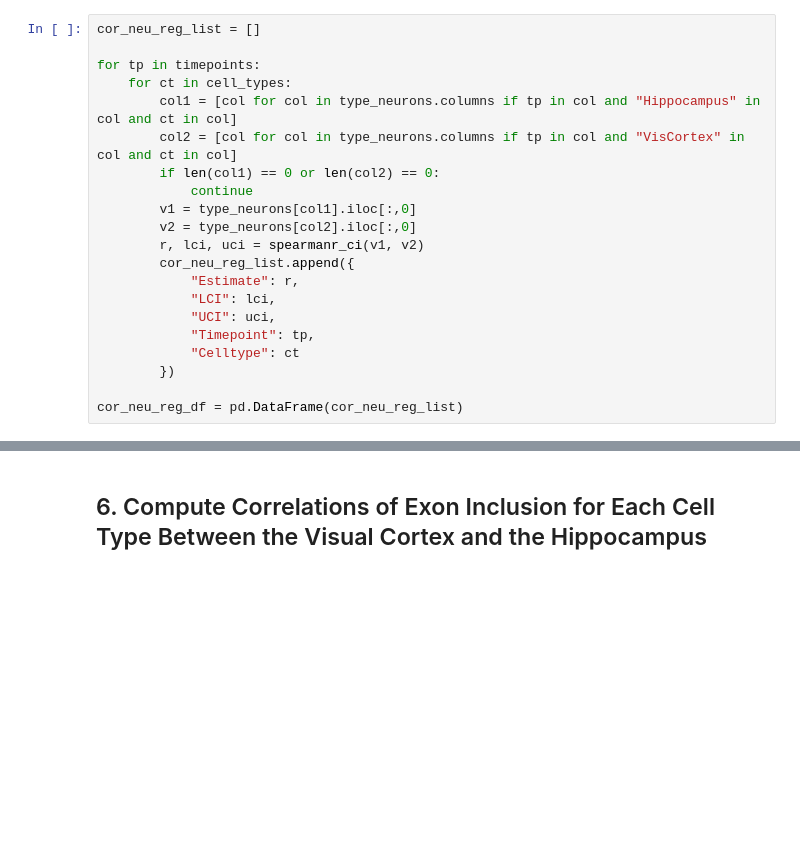
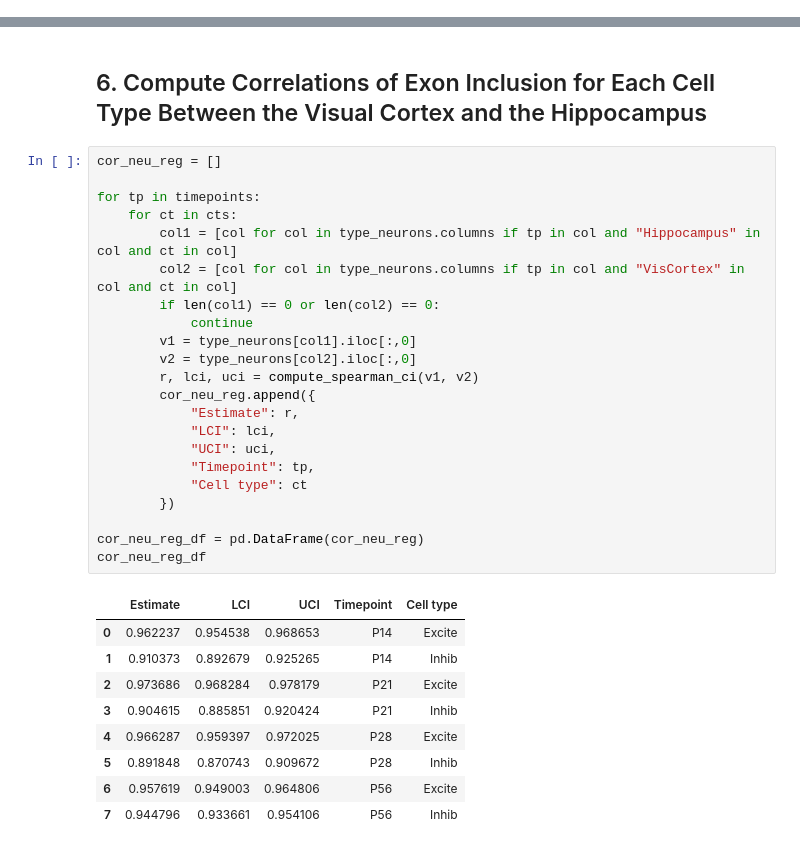
Before and after one commit to aimeenhile/fall25-csc-bioinf, a Jupyter notebook: final-project/src/exon_inclusion/analysis.ipynb, the cells around one changed output, grey strips where cells are left out. Cells and saved outputs as stored; diff of their text form; blank space fills up the shorter version.

```diff
--- a/final-project/src/exon_inclusion/analysis.ipynb
+++ b/final-project/src/exon_inclusion/analysis.ipynb
@@ -443,22 +435 @@ cor_neurons_df = pd.DataFrame(cor_neurons_list)
-# %%
-cor_neu_reg_list = []
-
-for tp in timepoints:
-    for ct in cell_types:
-        col1 = [col for col in type_neurons.columns if tp in col and "Hippocampus" in col and ct in col]
-        col2 = [col for col in type_neurons.columns if tp in col and "VisCortex" in col and ct in col]
-        if len(col1) == 0 or len(col2) == 0:
-            continue
-        v1 = type_neurons[col1].iloc[:,0]
-        v2 = type_neurons[col2].iloc[:,0]
-        r, lci, uci = spearmanr_ci(v1, v2)
-        cor_neu_reg_list.append({
-            "Estimate": r,
-            "LCI": lci,
-            "UCI": uci,
-            "Timepoint": tp,
-            "Celltype": ct
-        })
-
-cor_neu_reg_df = pd.DataFrame(cor_neu_reg_list)
 # %%
@@ -505,3 +573,35 @@ The `ci` parameter is deprecated. Use `errorbar=None` for the same effect.
 # %% [markdown]
 ## 6. Compute Correlations of Exon Inclusion for Each Cell Type Between the Visual Cortex and the Hippocampus
+# %%
+cor_neu_reg = []
+
+for tp in timepoints:
+    for ct in cts:
+        col1 = [col for col in type_neurons.columns if tp in col and "Hippocampus" in col and ct in col]
+        col2 = [col for col in type_neurons.columns if tp in col and "VisCortex" in col and ct in col]
+        if len(col1) == 0 or len(col2) == 0:
+            continue
+        v1 = type_neurons[col1].iloc[:,0]
+        v2 = type_neurons[col2].iloc[:,0]
+        r, lci, uci = compute_spearman_ci(v1, v2)
+        cor_neu_reg.append({
+            "Estimate": r,
+            "LCI": lci,
+            "UCI": uci,
+            "Timepoint": tp,
+            "Cell type": ct
+        })
+
+cor_neu_reg_df = pd.DataFrame(cor_neu_reg)
+cor_neu_reg_df
+# %% [output]
+|  | Estimate | LCI | UCI | Timepoint | Cell type |
+| 0 | 0.962237 | 0.954538 | 0.968653 | P14 | Excite |
+| 1 | 0.910373 | 0.892679 | 0.925265 | P14 | Inhib |
+| 2 | 0.973686 | 0.968284 | 0.978179 | P21 | Excite |
+| 3 | 0.904615 | 0.885851 | 0.920424 | P21 | Inhib |
+| 4 | 0.966287 | 0.959397 | 0.972025 | P28 | Excite |
+| 5 | 0.891848 | 0.870743 | 0.909672 | P28 | Inhib |
+| 6 | 0.957619 | 0.949003 | 0.964806 | P56 | Excite |
+| 7 | 0.944796 | 0.933661 | 0.954106 | P56 | Inhib |
 # %%
```
Also changed, not shown: parts of 13 cells of this notebook, 5 other files.
